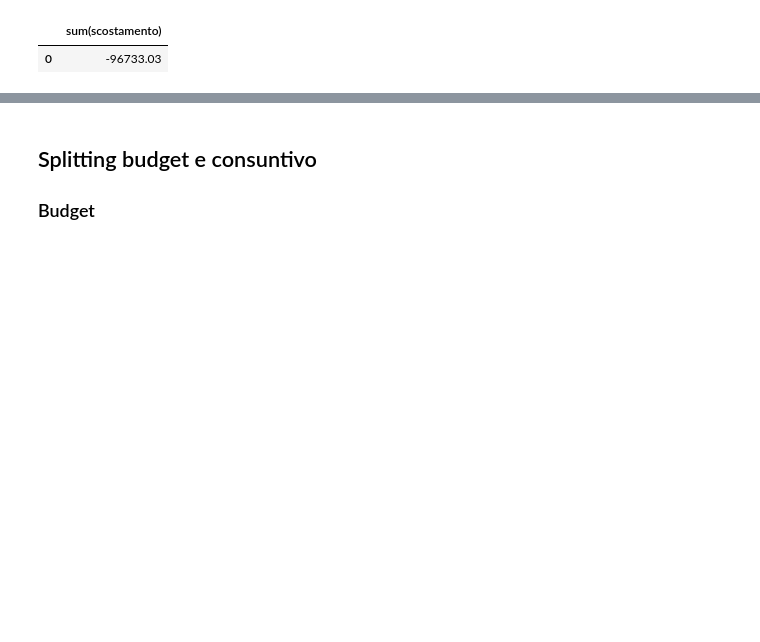
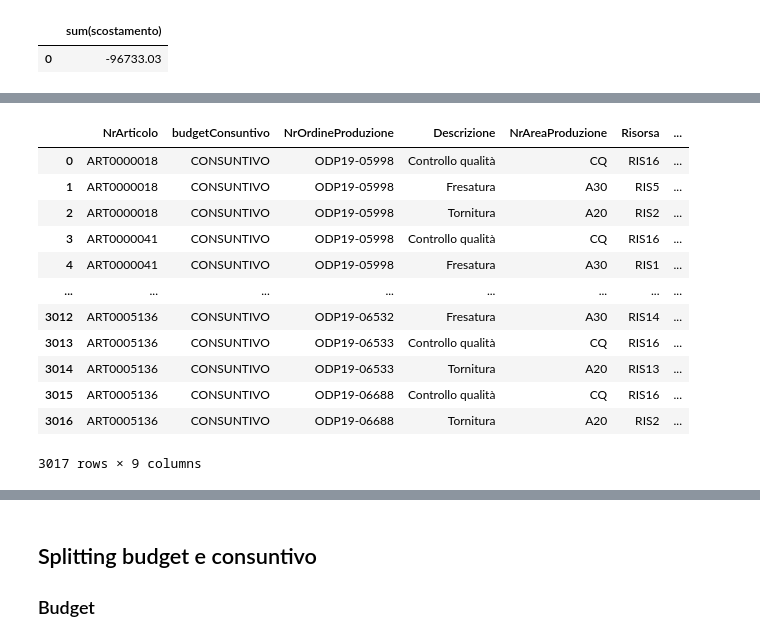
Before and after one commit to VinciGit00/SCGProject, a Jupyter notebook: Datasets/DataElaboration/Granularity.ipynb, the cells around one changed output, grey strips where cells are left out. Saved outputs shown, nothing was run; the diff lists cells and outputs as text; code cells hidden in the pictures; blank space fills up the shorter version.

```diff
--- a/Datasets/DataElaboration/Granularity.ipynb
+++ b/Datasets/DataElaboration/Granularity.ipynb
@@ -572,0 +633,21 @@ tempImpiego+tempPrezzo # scostamento totale remains consistent!!! :)
+# %%
+impiegoConsuntivo = sqldf('''select NrArticolo,budgetConsuntivo,NrOrdineProduzione,Descrizione,NrAreaProduzione,Risorsa,sum(TempoRisorsa) as TempoRisorsa,CostoOrario, sum(QuantitydiOutput) as QuantitydiOutput
+from impiegoConsuntivo
+group by NrArticolo,budgetConsuntivo,NrOrdineProduzione,Descrizione,NrAreaProduzione,Risorsa,CostoOrario
+order by NrArticolo
+''')
+impiegoConsuntivo
+# %% [output]
+|  | NrArticolo | budgetConsuntivo | NrOrdineProduzione | Descrizione | NrAreaProduzione | Risorsa | ... |
+| 0 | ART0000018 | CONSUNTIVO | ODP19-05998 | Controllo qualità | CQ | RIS16 | ... |
+| 1 | ART0000018 | CONSUNTIVO | ODP19-05998 | Fresatura | A30 | RIS5 | ... |
+| 2 | ART0000018 | CONSUNTIVO | ODP19-05998 | Tornitura | A20 | RIS2 | ... |
+| 3 | ART0000041 | CONSUNTIVO | ODP19-05998 | Controllo qualità | CQ | RIS16 | ... |
+| 4 | ART0000041 | CONSUNTIVO | ODP19-05998 | Fresatura | A30 | RIS1 | ... |
+| ... | ... | ... | ... | ... | ... | ... | ... |
+| 3012 | ART0005136 | CONSUNTIVO | ODP19-06532 | Fresatura | A30 | RIS14 | ... |
+| 3013 | ART0005136 | CONSUNTIVO | ODP19-06533 | Controllo qualità | CQ | RIS16 | ... |
+| 3014 | ART0005136 | CONSUNTIVO | ODP19-06533 | Tornitura | A20 | RIS13 | ... |
+| 3015 | ART0005136 | CONSUNTIVO | ODP19-06688 | Controllo qualità | CQ | RIS16 | ... |
+| 3016 | ART0005136 | CONSUNTIVO | ODP19-06688 | Tornitura | A20 | RIS2 | ... |
+3017 rows × 9 columns
```
Also changed, not shown: parts of 24 cells of this notebook, 1 other file.
